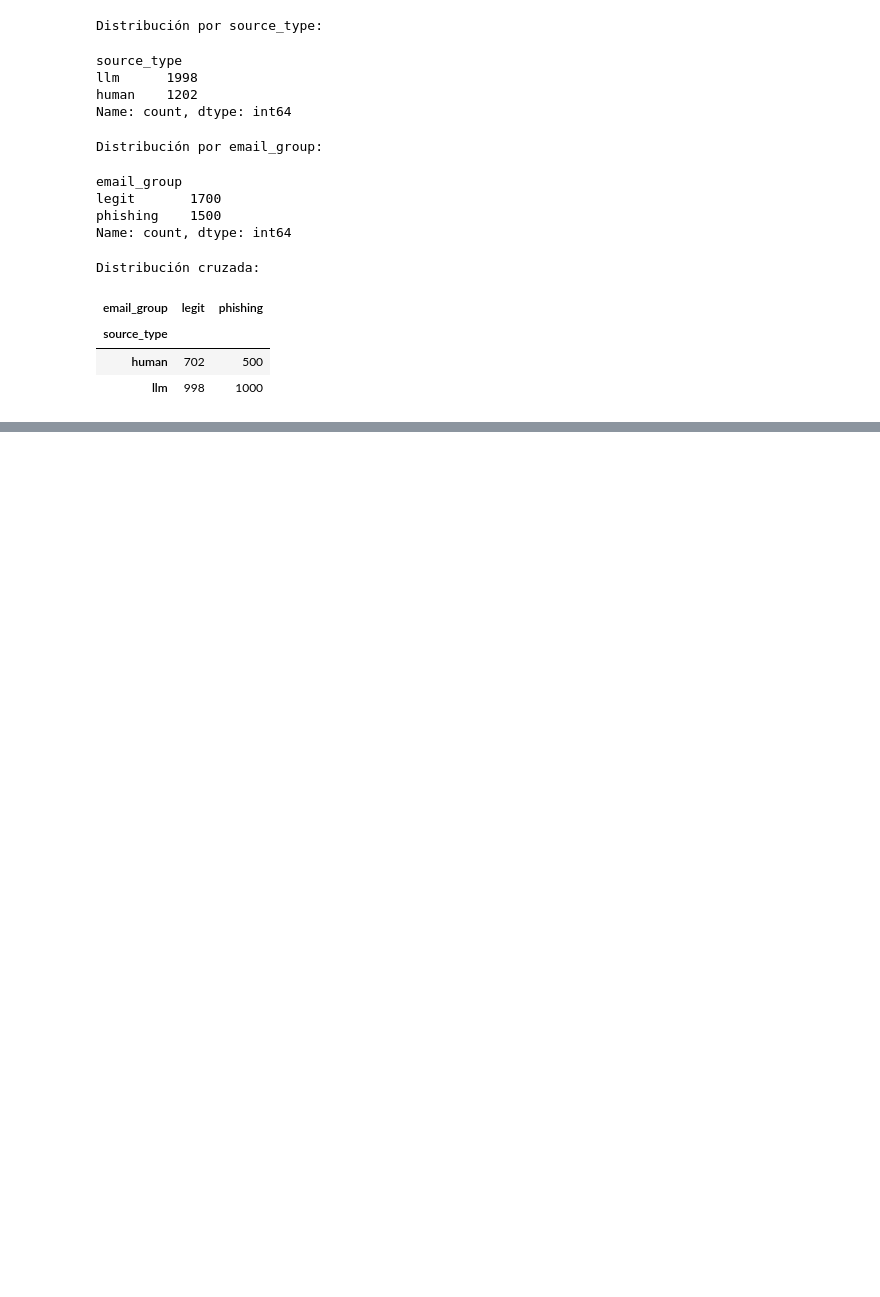
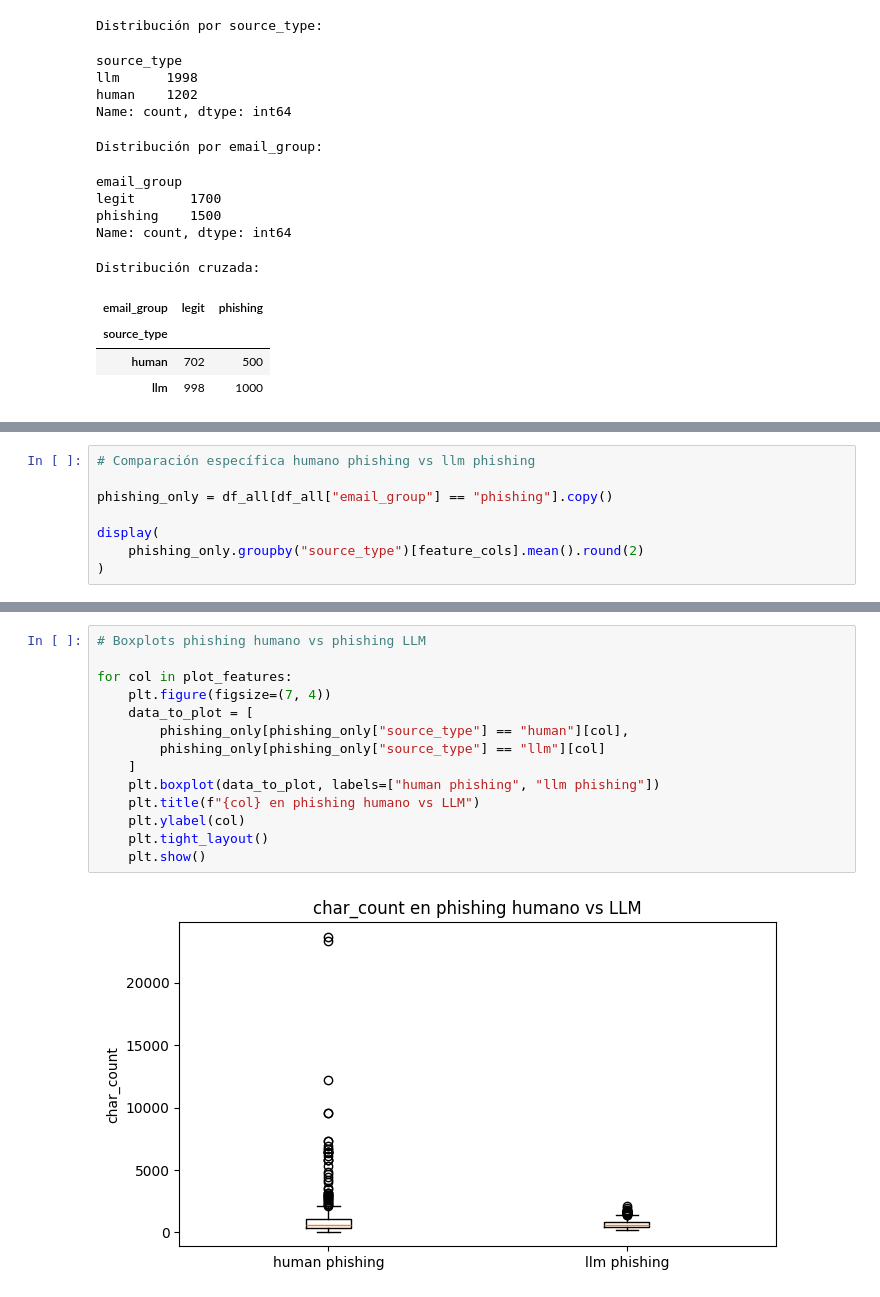
Before and after one commit to EdwinOrtegaK/Phishing-Detection-LLM-Shift, a Jupyter notebook: notebooks/eda_feature_engineering.ipynb, the cells around one changed output, grey strips where cells are left out. Cells and saved outputs as stored; diff of their text form; blank space fills up the shorter version.

```diff
--- a/notebooks/eda_feature_engineering.ipynb
+++ b/notebooks/eda_feature_engineering.ipynb
@@ -299,0 +425,8 @@ Distribución cruzada:
+# %%
+# Comparación específica humano phishing vs llm phishing
+
+phishing_only = df_all[df_all["email_group"] == "phishing"].copy()
+
+display(
+    phishing_only.groupby("source_type")[feature_cols].mean().round(2)
+)
@@ -299,0 +459,16 @@ Distribución cruzada:
+# %%
+# Boxplots phishing humano vs phishing LLM
+
+for col in plot_features:
+    plt.figure(figsize=(7, 4))
+    data_to_plot = [
+        phishing_only[phishing_only["source_type"] == "human"][col],
+        phishing_only[phishing_only["source_type"] == "llm"][col]
+    ]
+    plt.boxplot(data_to_plot, labels=["human phishing", "llm phishing"])
+    plt.title(f"{col} en phishing humano vs LLM")
+    plt.ylabel(col)
+    plt.tight_layout()
+    plt.show()
+# %% [output]
+[figure, added]
```
Also changed, not shown: parts of 17 cells of this notebook.
